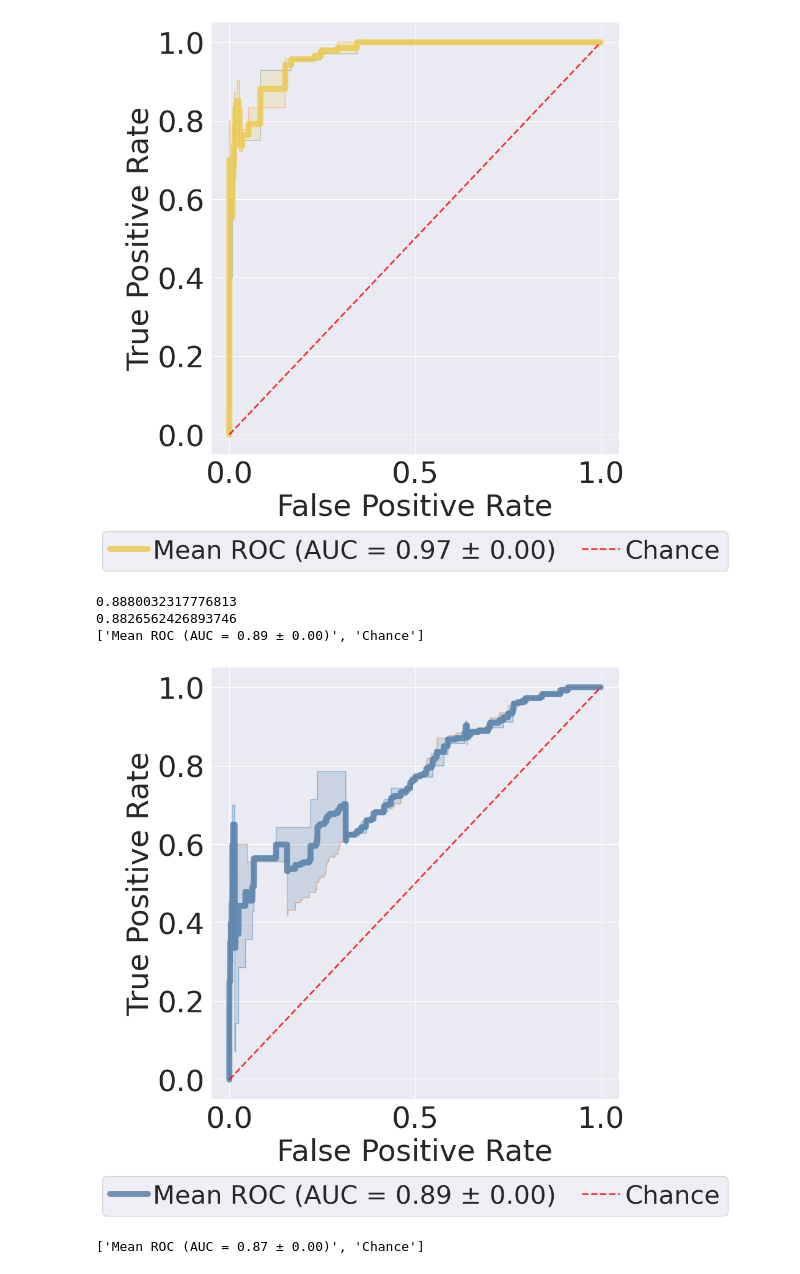
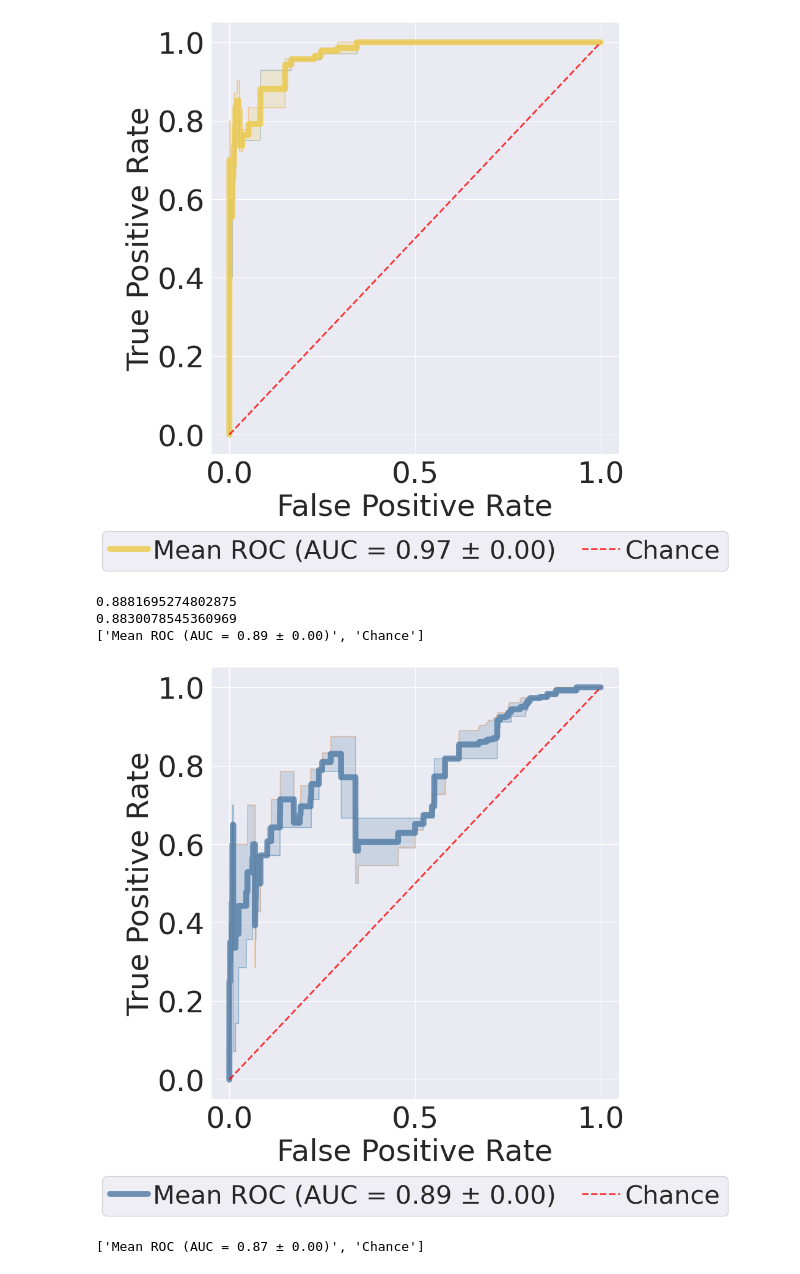
Before and after one commit to Farzaneh-Taleb/MoLFormer_N2024, a Jupyter notebook: Notebooks/GS-LF-classification_remote.ipynb, the cells around one changed output. Drawn from its saved outputs; the diff is of its cells as text; code cells hidden in the pictures.

```diff
--- a/Notebooks/GS-LF-classification_remote.ipynb
+++ b/Notebooks/GS-LF-classification_remote.ipynb
@@ -3,13 +10,6 @@
 # %%
 import warnings
 device_name='cuda'
-parent_dir = "/Midgard/home/farzantn/phd/Olfaction/molformer-main"
-import sys
-import os
-sys.path.append(parent_dir)
-parent_dir="/Midgard/home/farzantn/mambaforge/envs/MolTran_CUDA11_cuda/lib/python3.8"
-# os.env
-sys.path.append(parent_dir)
 
 from datetime import datetime
 from argparse import Namespace
@@ -37,9 +37,9 @@ warnings.filterwarnings('ignore')
 import deepchem as dc
 import rdkit
 from utils.gs_lf import *
-with open('../../data/Pretrained MoLFormer/hparams.yaml', 'r') as f:
+with open('../custom_utils/hparams.yaml', 'r') as f:
     config = Namespace(**yaml.safe_load(f))
-config
+
 print(torch.cuda.is_available())
 from fast_transformers.masking import LengthMask as LM
 # from train_pubchem_light import LightningModule
@@ -93,5 +93,6 @@ from sklearn.datasets import make_classification
 from sklearn.preprocessing import label_binarize
 from sklearn.linear_model import LogisticRegression
 from scipy import stats
+from utils.prepare_datasets import *
 # %% [output]
 /Midgard/home/farzantn/phd/Olfaction/MoLFormer_N2024/Notebooks
@@ -99,3 +105,6 @@ ModuleNotFoundError: No module named 'custom_utils'
+# %%
+# base_path  = '../../../../../../T5 EVO/alignment_olfaction_datasets/data/'
+base_path = '/local_storage/datasets/farzaneh/alignment_olfaction_datasets/'
 # %%
 seed = 2024
 torch.manual_seed(seed)
@@ -827,38 +836,27 @@ def compute_paramters_molformer(layer):
     return roc_molformers
 # %%
 
-def plot_roc_auc_mean(index,data,color,train=True,ds='alva'):
+def plot_roc_auc_mean(base_path,index,data,color,x_att,y_att,train=True,ds='alva'):
     mean_fpr = np.linspace(0, 1, 5000)
     tprs = []
     aucs = []
     fig, ax = plt.subplots(figsize=(10, 10))
-    # plt.figure(figsize=(10, 8))
-
 
 
     for i in range(1,3):
         input_file_indices = index+str(i)+'.csv'
+        indices_train,indices_valid,indices_test = extract_set_idxs(base_path, indices_path=input_file_indices)
 
         if train:
             input_file_data = data+'_Apr17.csv'
-
-            input_file_data = data+'_Apr17.csv'
-            gs_lf_embeddings_train,gs_lf_y_train,\
-            gs_lf_embeddings_test,gs_lf_y_test,\
-            gs_lf_embeddings_valid,gs_lf_y_valid,\
-        embedding_train_dataset_gslf,embedding_test_dataset_gslf,embedding_valid_dataset_gslf=read_by_idx(input_file_indices,input_file_data)
-
         else:
             input_file_data = data+str(i)+'_Apr17.csv'
-            gs_lf_embeddings_train,gs_lf_y_train,\
-            gs_lf_embeddings_test,gs_lf_y_test,\
-            gs_lf_embeddings_valid,gs_lf_y_valid,\
-        embedding_train_dataset_gslf,embedding_test_dataset_gslf,embedding_valid_dataset_gslf=read_by_idx(input_file_indices,input_file_data)
+
+        gs_lf, gs_lf_np,gs_lf_y,gs_lf_embeddings_train,gs_lf_y_train,gs_lf_embeddings_valid,gs_lf_y_valid,gs_lf_embeddings_test,gs_lf_y_test = extract_set_from_indices(base_path,input_file_data ,x_att,y_att, indices_train, indices_valid, indices_test)
 
         if train:
             fpr, tpr,roc_auc = train_and_eval2(gs_lf_embeddings_train,gs_lf_embeddings_valid,gs_lf_embeddings_test,gs_lf_y_train,gs_lf_y_valid,gs_lf_y_test)
         else:
-
             fpr, tpr,roc_auc = only_eval2( gs_lf_y_test, gs_lf_embeddings_test)
 
 
@@ -945,15 +933,15 @@ plot_roc_auc_mean(input_file_indices,input_file_data,color='#ecc947',train=False
 ['Mean ROC (AUC = 0.97 ± 0.00)', 'Chance']
 [figure]
 # %%
-input_file_indices = '/local_storage/datasets/farzaneh/alignment_olfaction_datasets/curated_datasets/embeddings/pom/gslf-splits-idx-'
-input_file_data = '/local_storage/datasets/farzaneh/alignment_olfaction_datasets/curated_datasets/embeddings/molformer/gslf_molformer_embeddings_13'
+input_file_indices = 'curated_datasets/embeddings/pom/gslf-splits-idx-'
+input_file_data = 'curated_datasets/embeddings/molformer/gslf_molformer_embeddings_13'
 # ['#4d79a4','#ecc947','#b07aa0']
-plot_roc_auc_mean(input_file_indices,input_file_data,color='#4d79a4',train=True,ds="molformer_rocauc")
+plot_roc_auc_mean(base_path,input_file_indices,input_file_data,color='#4d79a4',x_att='embeddings',y_att='y',train=True,ds="molformer_rocauc")
 # %% [output]
-0.8880032317776813
-0.8826562426893746
+0.8881695274802875
+0.8830078545360969
 ['Mean ROC (AUC = 0.89 ± 0.00)', 'Chance']
-[figure, old version]
+[figure, new version]
 # %%
 compute_paramters_plot_alva(13,color='#b07aa0')
 # %% [output]
```
Also changed, not shown: parts of 5 cells of this notebook.
